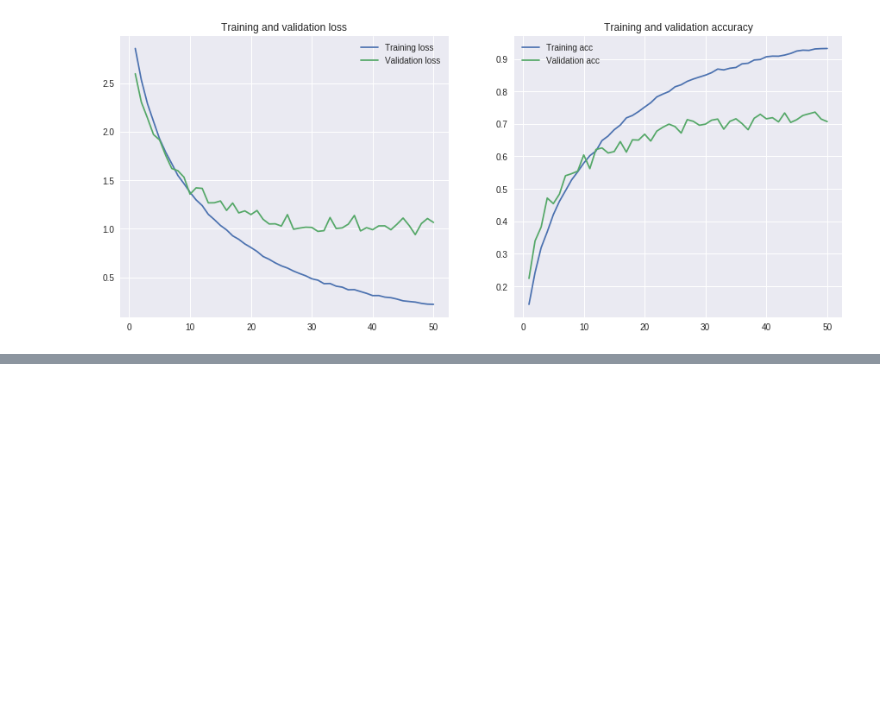
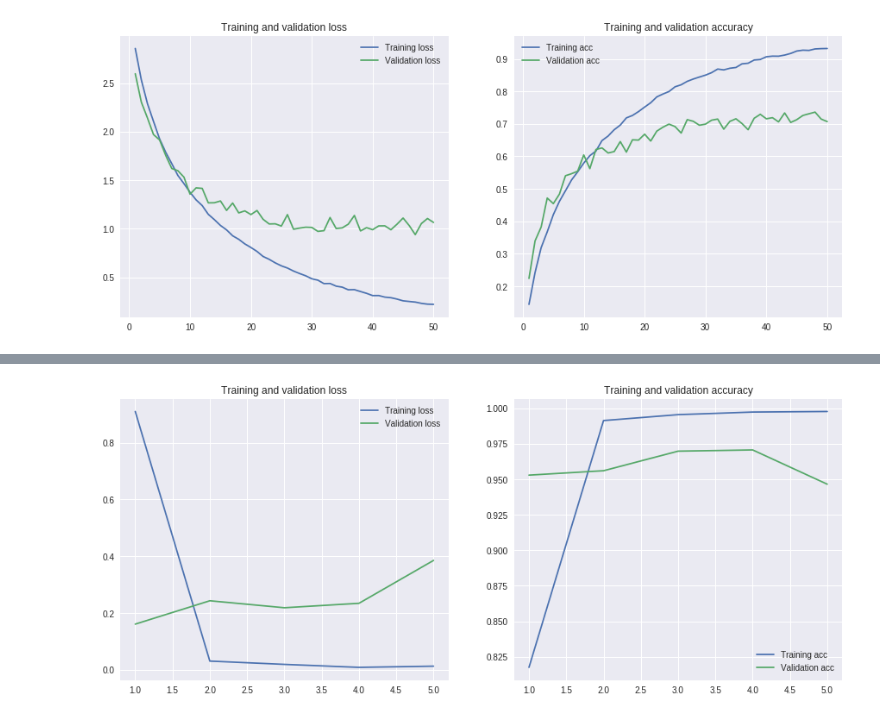
Before and after one commit to ll3091/ANLY-590-02-Deep-Learning-Project, a Jupyter notebook: ModelTraining.ipynb, the cells around one changed output, grey strips where cells are left out. Drawn from its saved outputs; the diff is of its cells as text; code cells hidden in the pictures; blank space fills up the shorter version.

```diff
--- a/ModelTraining.ipynb
+++ b/ModelTraining.ipynb
@@ -422,0 +461,5 @@ plotModPerf(training_mod)
+# %%
+# fix base weights
+conv_base.trainable = False
+# check new number of trainable parameters
+model4.summary()
@@ -422,0 +515,8 @@ plotModPerf(training_mod)
+# %%
+# build another CNN with transfer learning using InceptionV3
+model5 = Sequential()
+model5.add(conv_base)
+model5.add(Flatten())
+model5.add(Dense(256, activation="relu"))
+model5.add(Dense(21, activation="softmax"))
+model5.summary()
@@ -422,0 +559,13 @@ plotModPerf(training_mod)
+# %%
+# compile model
+model5.compile(loss="categorical_crossentropy", optimizer=RMSprop(1e-4), metrics=["acc"])
+# %%
+# load model weights
+# model5.load_weights('InceptionTransferLearning2.h5')
+# or
+# train model
+# ~30 minutes to run
+transfer_learning_mod4 = model5.fit_generator(train_generator, steps_per_epoch=100, epochs=5,
+                                            validation_data=test_generator, validation_steps=25)
+# save weights
+model5.save_weights('InceptionTransferLearning2.h5')
@@ -422,0 +583,5 @@ plotModPerf(training_mod)
+# %%
+# plot performance
+plotModPerf(transfer_learning_mod4)
+# %% [output]
+[figure, added]
```
Also changed, not shown: parts of 17 cells of this notebook.
